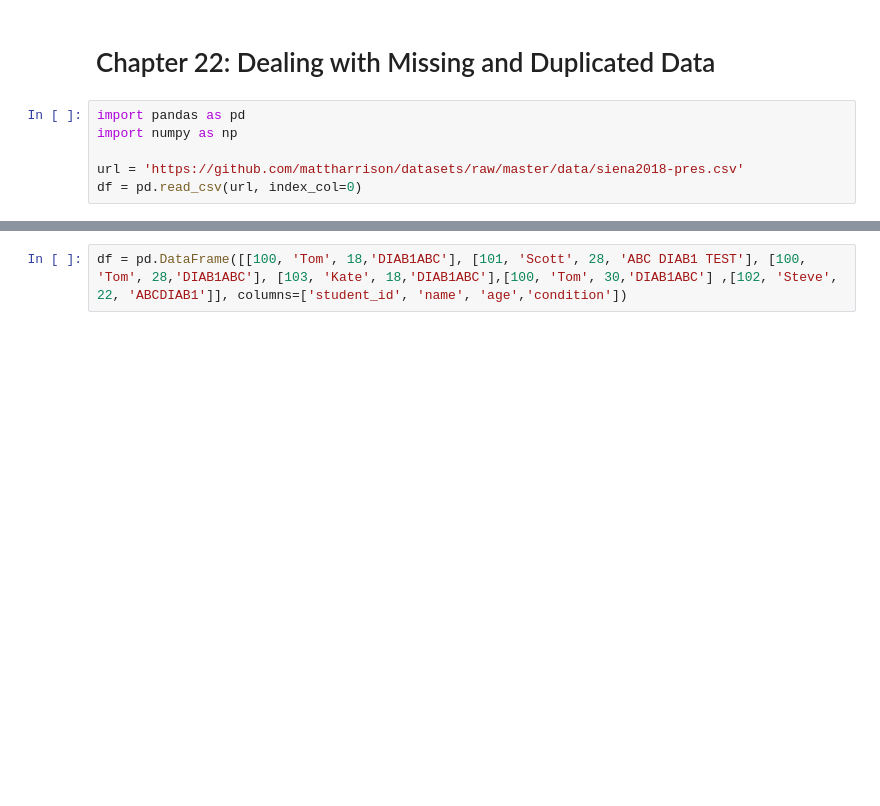
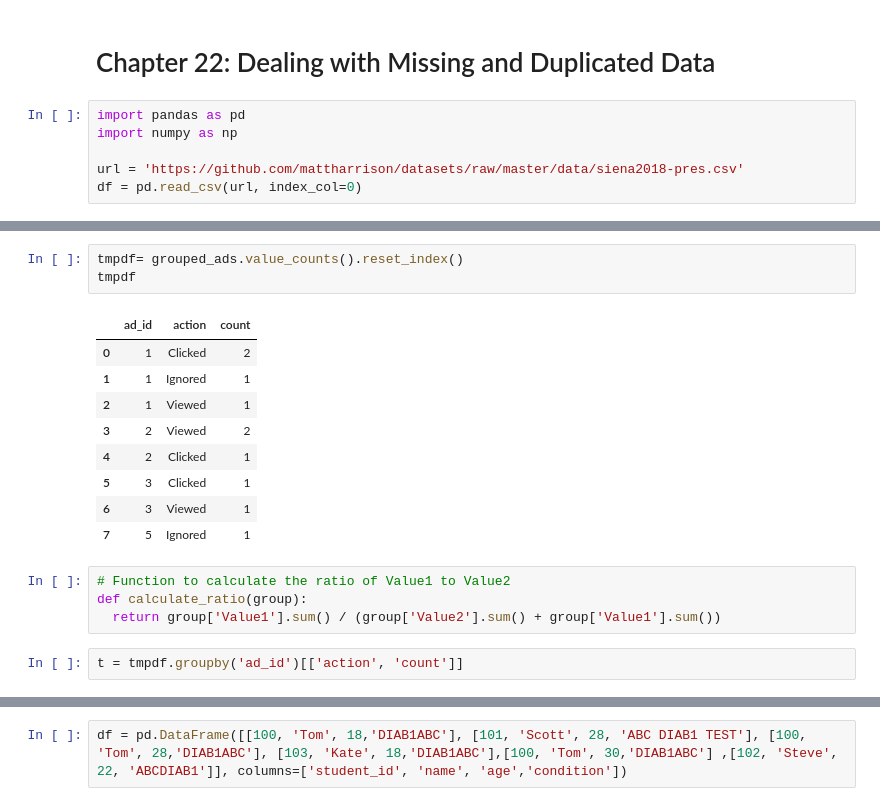
Before and after one commit to stevechengnyc/effective-pandas, a Jupyter notebook: 22-dealing-with-missing-and-duplicated-data.ipynb, the cells around one changed output, grey strips where cells are left out. Saved outputs shown, nothing was run; the diff lists cells and outputs as text; blank space fills up the shorter version.

```diff
--- a/22-dealing-with-missing-and-duplicated-data.ipynb
+++ b/22-dealing-with-missing-and-duplicated-data.ipynb
@@ -8,0 +56,19 @@ df = pd.read_csv(url, index_col=0)
+# %%
+tmpdf= grouped_ads.value_counts().reset_index()
+tmpdf
+# %% [output]
+|  | ad_id | action | count |
+| 0 | 1 | Clicked | 2 |
+| 1 | 1 | Ignored | 1 |
+| 2 | 1 | Viewed | 1 |
+| 3 | 2 | Viewed | 2 |
+| 4 | 2 | Clicked | 1 |
+| 5 | 3 | Clicked | 1 |
+| 6 | 3 | Viewed | 1 |
+| 7 | 5 | Ignored | 1 |
+# %%
+# Function to calculate the ratio of Value1 to Value2
+def calculate_ratio(group):
+  return group['Value1'].sum() / (group['Value2'].sum() + group['Value1'].sum())
+# %%
+t = tmpdf.groupby('ad_id')[['action', 'count']]
```
Also changed, not shown: parts of 10 cells of this notebook.
